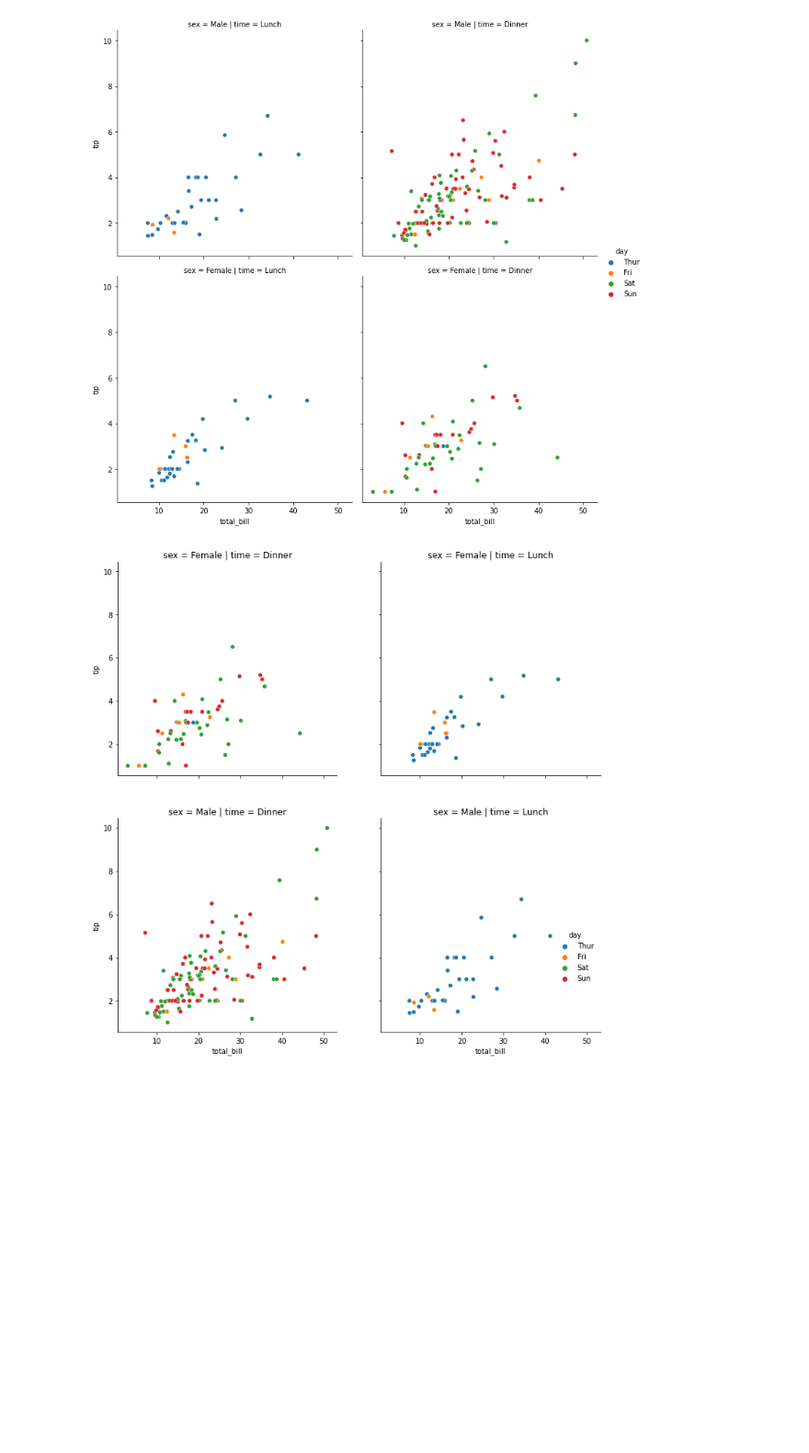
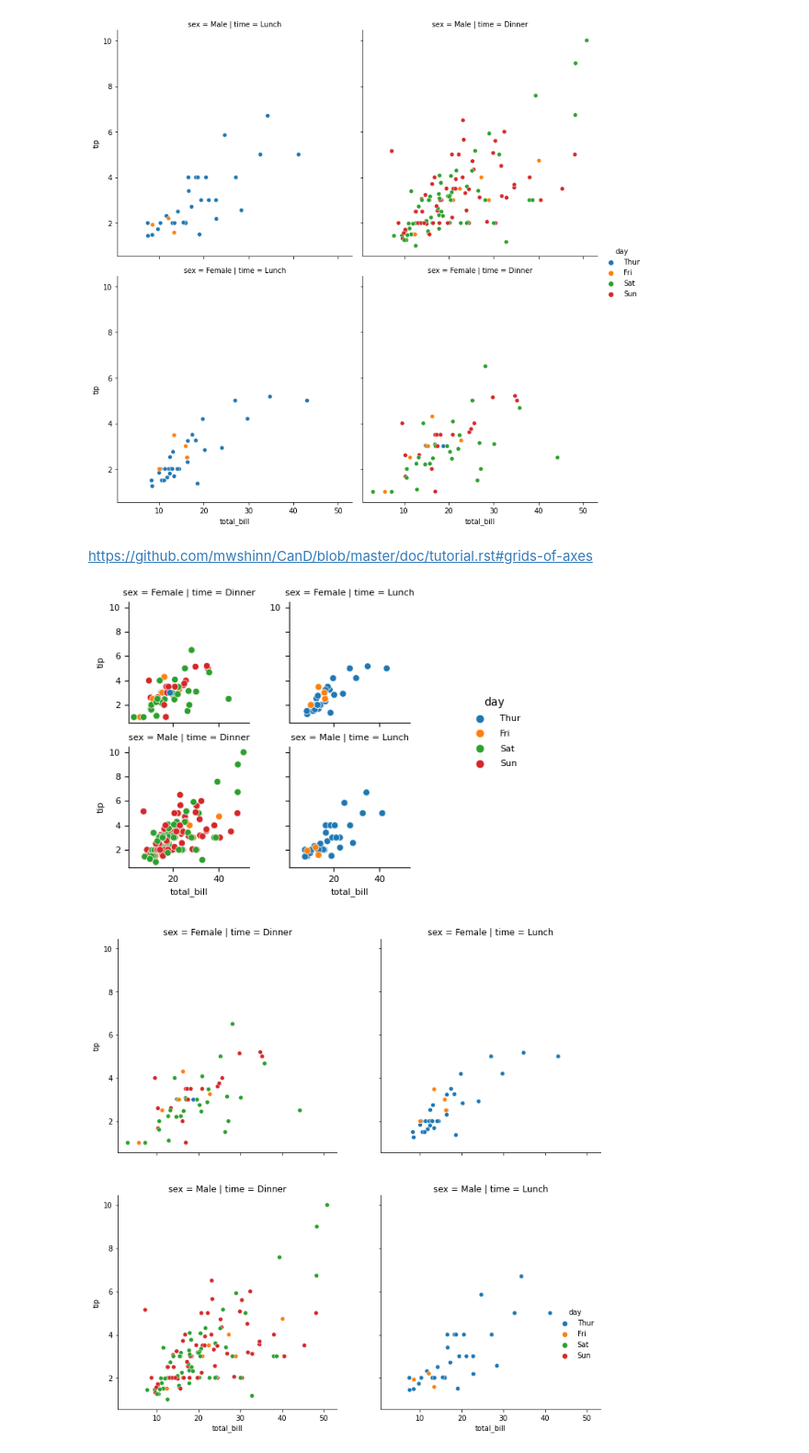
Before and after one commit to mwshinn/CanD, a Jupyter notebook: doc/gallery/seaborn_fig2ax.ipynb, the cells around one changed output. Shown at 92% size. Drawn from its saved outputs; the diff is of its cells as text; code cells hidden in the pictures; blank space fills up the shorter version.

Commit message:
Add add_grid to mimic seaborn's FacetGrid

```diff
--- a/doc/gallery/seaborn_fig2ax.ipynb
+++ b/doc/gallery/seaborn_fig2ax.ipynb
@@ -112,8 +112,8 @@ for i, item in enumerate(a):
     if i>0:
         # sharey, take the first axis and sharey with the last plotted one
         # preferred way
-        c.ax(a[0]).sharey(c.ax(a[i]))
-        c.ax(a[0]).sharex(c.ax(a[i]))
+        c.ax(a[i]).sharey(c.ax(a[0]))
+        c.ax(a[i]).sharex(c.ax(a[0]))
         # need to rescale all axis
         c.ax(a[i]).autoscale()
         # Way 2
@@ -167,6 +167,71 @@ sns.relplot(data=tips, x="total_bill", y="tip", hue="day", col="time", row="sex"
 # %% [output]
 <seaborn.axisgrid.FacetGrid at 0x...>
 [figure]
+# %% [markdown]
+https://github.com/mwshinn/CanD/blob/master/doc/tutorial.rst#grids-of-axes
+# %%
+from itertools import product
+
+# NOTE: the order of seaborns plot is reversed, if one wants to mimic that, one can reverse the order of lists a and b
+col = "time"
+row = "sex"
+a = tips[col].dropna().unique()
+b = tips[row].dropna().unique()
+
+conditions = [x[0]+"|"+x[1] for x in product(b, a)]
+
+# CanD
+c = Canvas((4*len(a)+0.6), 4, "in")
+c.add_grid(conditions, 2, Point(0.5, 0.5, "in"), Point((2*len(a)), 3.8, "in"), size=Vector(1.5, 1.5, "in"), unitname="grid")
+
+# we need to get all the possible combinations of the two categories
+for i,name in enumerate(conditions):
+    # extract data
+    ax = c.axes[name]
+    ro = name.split('|')[0]
+    co = name.split('|')[1]
+
+    # plot only the last legend
+    if co == a[-1] and ro == b[-1]:
+        leg = True
+    else:
+        leg = False
+
+    # plot
+    sns.scatterplot(data=tips.loc[(tips[row]==ro) & (tips[col]==co)], x="total_bill", y="tip", hue="day", ax=ax, legend=leg)
+
+    # Hide the right and top spines
+    sns.despine(ax=ax)
+    ax.set_title(f"{row} = {ro} | {col} = {co}")
+
+    if i>0:
+        # sharey, take the first axis and sharey with the last plotted one
+        c.ax(conditions[i]).sharey(c.ax(conditions[0]))
+        c.ax(conditions[i]).sharex(c.ax(conditions[0]))
+        # need to rescale all axis
+        c.ax(conditions[i]).autoscale()
+
+    if i % len(a) != 0:
+        # remove ticks from shared y axes
+        plt.setp(ax.get_yticklabels(), visible=False)
+        # remove ylabel
+        ax.set_ylabel('')
+
+    if i < len(b):
+        # remove ticks from shared y axes
+        plt.setp(ax.get_xticklabels(), visible=False)
+        # remove ylabel
+        ax.set_xlabel('')
+
+
+# set legend position
+ax.legend_.set_bbox_to_anchor((2, 1.5))
+ax.legend_.get_frame().set_edgecolor('none')
+
+# show
+c.show()
+# %% [output]
+[figure, added]
 # %%
 from itertools import product
 
```
Also changed, not shown: parts of 51 cells of this notebook.
